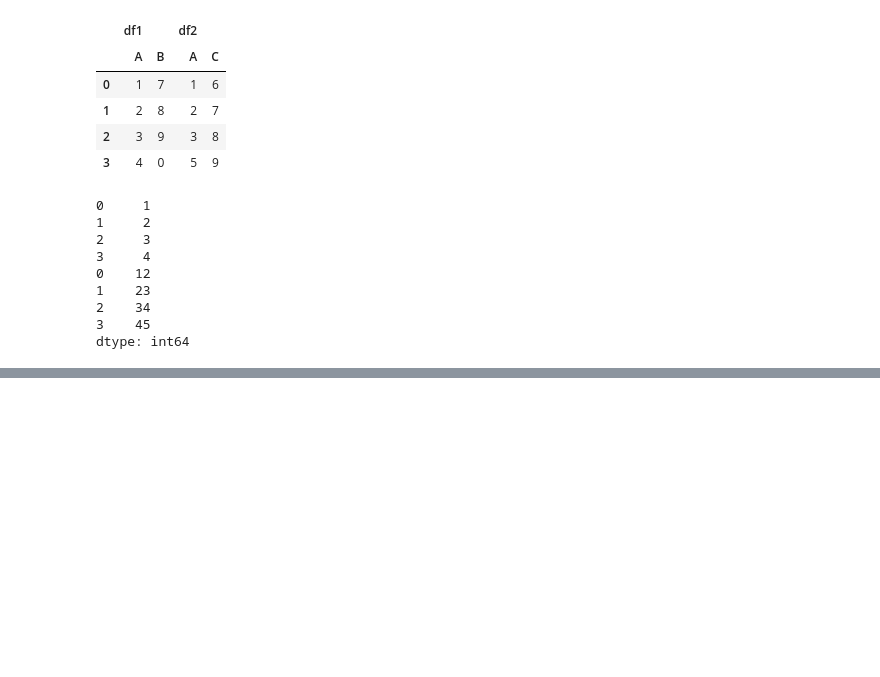
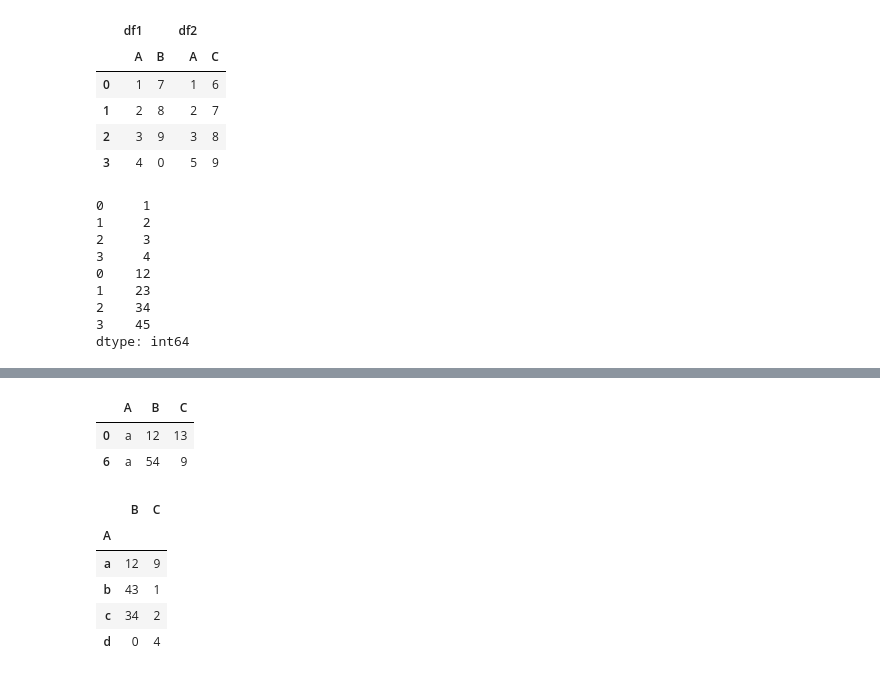
Before and after one commit to M-Hamza-Rao/Pandas-Practice, a Jupyter notebook: Pandas_Practice.ipynb, the cells around one changed output, grey strips where cells are left out. Drawn from its saved outputs; the diff is of its cells as text; code cells hidden in the pictures; blank space fills up the shorter version.

```diff
--- a/Pandas_Practice.ipynb
+++ b/Pandas_Practice.ipynb
@@ -836,0 +852,5 @@ dtype: int64
+# %%
+df3_sorted = df3.groupby("A")
+for a,b in df3_sorted:
+    print(a)
+    print(b,"\n")
@@ -836,0 +877,15 @@ dtype: int64
+# %%
+df3_sorted.get_group("a")
+# %% [output]
+|  | A | B | C |
+| 0 | a | 12 | 13 |
+| 6 | a | 54 | 9 |
+# %%
+df3_sorted.min()
+# %% [output]
+|  | B | C |
+| A |  |  |
+| a | 12 | 9 |
+| b | 43 | 1 |
+| c | 34 | 2 |
+| d | 0 | 4 |
```
Also changed, not shown: parts of 3 cells of this notebook.
